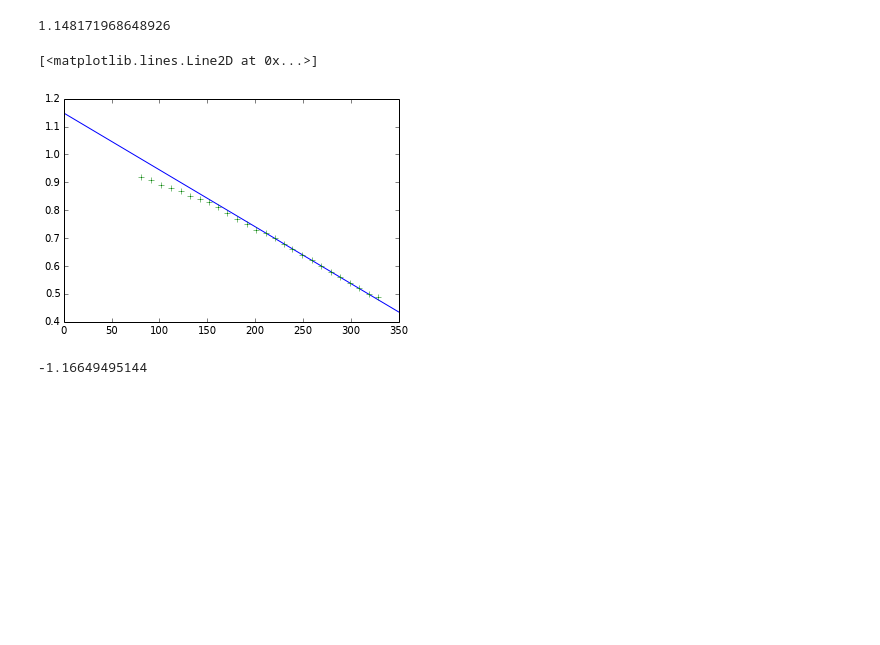
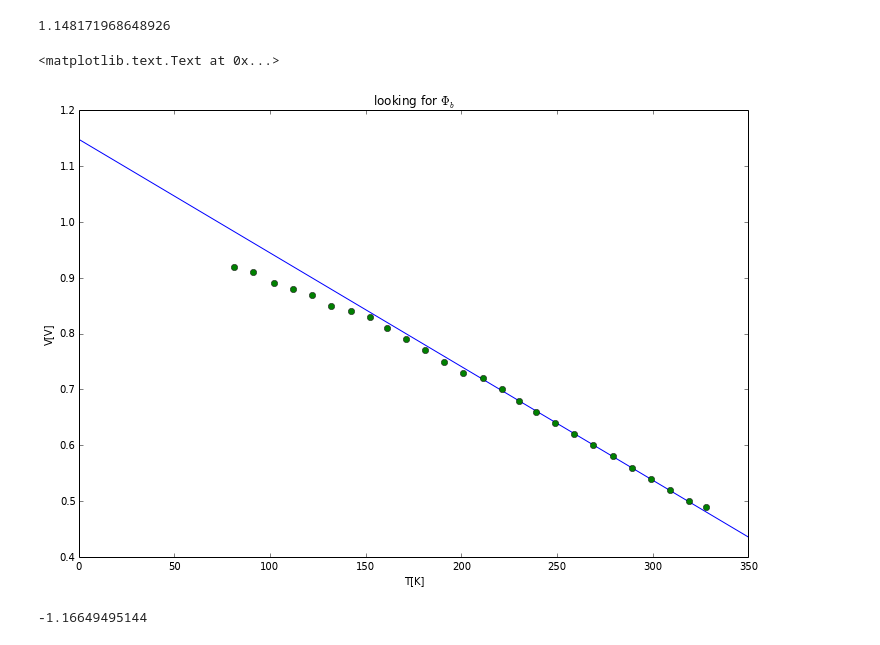
Before and after one commit to atteroTheGreatest/labfiz2, a Jupyter notebook: fotovoltaic/iv_white/foto.ipynb, the cells around one changed output. Saved outputs shown, nothing was run; the diff lists cells and outputs as text; code cells hidden in the pictures; blank space fills up the shorter version.

```diff
--- a/fotovoltaic/iv_white/foto.ipynb
+++ b/fotovoltaic/iv_white/foto.ipynb
@@ -164,0 +200,5 @@ for filename in names:
+# %%
+more_info = []
+compute_more_information(first_names)
+more_info.append(compute_more_information(first_names))
+more_info.append(compute_more_information(second_names))
@@ -218,3 +252,3 @@ dtypes: float64(4), int64(2), object(1)
 # %%
-with_100_intensity = results[results['intensity'] >= 95]
+with_100_intensity = more_info[0][more_info[0]['intensity'] >= 95]
 # %%
@@ -241,0 +278,31 @@ axis[2].set_ylabel('$\eta$')
+# %%
+fig, axis = plt.subplots(1, 1, figsize=(16, 8))
+for x in range(2):
+    with_100_intensity = more_info[x][more_info[x]['intensity'] >= 95]
+    axis.scatter(with_100_intensity['temp'], with_100_intensity['ff'], label='Data %s' % (x + 1))
+    axis.set_title('$FF (T)$')
+    axis.set_xlabel('$T[K]$')
+    axis.set_ylabel('$FF$')
+
+    axis.legend(loc=0)
+
+fig, axis = plt.subplots(1, 1, figsize=(16, 8))
+for x in range(2):
+    with_100_intensity = more_info[x][more_info[x]['intensity'] >= 95]
+
+    axis.scatter(with_100_intensity['temp'], with_100_intensity['V_oc'], label='Data %s' % (x + 1))
+    axis.set_title('$V_{oc} (T)$')
+    axis.set_xlabel('$T[K]$')
+    axis.set_ylabel('$V_{oc}[V]$')
+
+    axis.legend(loc=0)
+
+fig, axis = plt.subplots(1, 1, figsize=(16, 8))
+for x in range(2):
+    with_100_intensity = more_info[x][more_info[x]['intensity'] >= 95]
+    axis.scatter(with_100_intensity['temp'], with_100_intensity['eta'], label='Data %s' % (x + 1))
+    axis.set_title('$\eta (T)$')
+    axis.set_xlabel('$T[K]$')
+    axis.set_ylabel('$\eta$')
+
+    axis.legend(loc=0)
@@ -279,14 +350,17 @@ b
 # %% [output]
 1.148171968648926
 # %%
-fig, axis = plt.subplots(1, 1)
+fig, axis = plt.subplots(1, 1, figsize=(12, 8))
 
 axis.plot(xs, ys)
 
-axis.plot(with_100_intensity['temp'], with_100_intensity['V_oc'], 'g+')
+axis.plot(with_100_intensity['temp'], with_100_intensity['V_oc'], 'go')
+axis.set_xlabel('T[K]')
+axis.set_ylabel('V[V]')
+axis.set_title(r'looking for $\Phi_b$')
 # %% [output]
-[<matplotlib.lines.Line2D at 0x...>]
+<matplotlib.text.Text at 0x...>
-[figure, old version]
+[figure, new version]
 # %%
 ideal = pd.read_csv('pom.txt', sep='\t')
 ideal['log(I0)'] = np.log(ideal['I0'])
```
Also changed, not shown: parts of 22 cells of this notebook, 3 other files.
